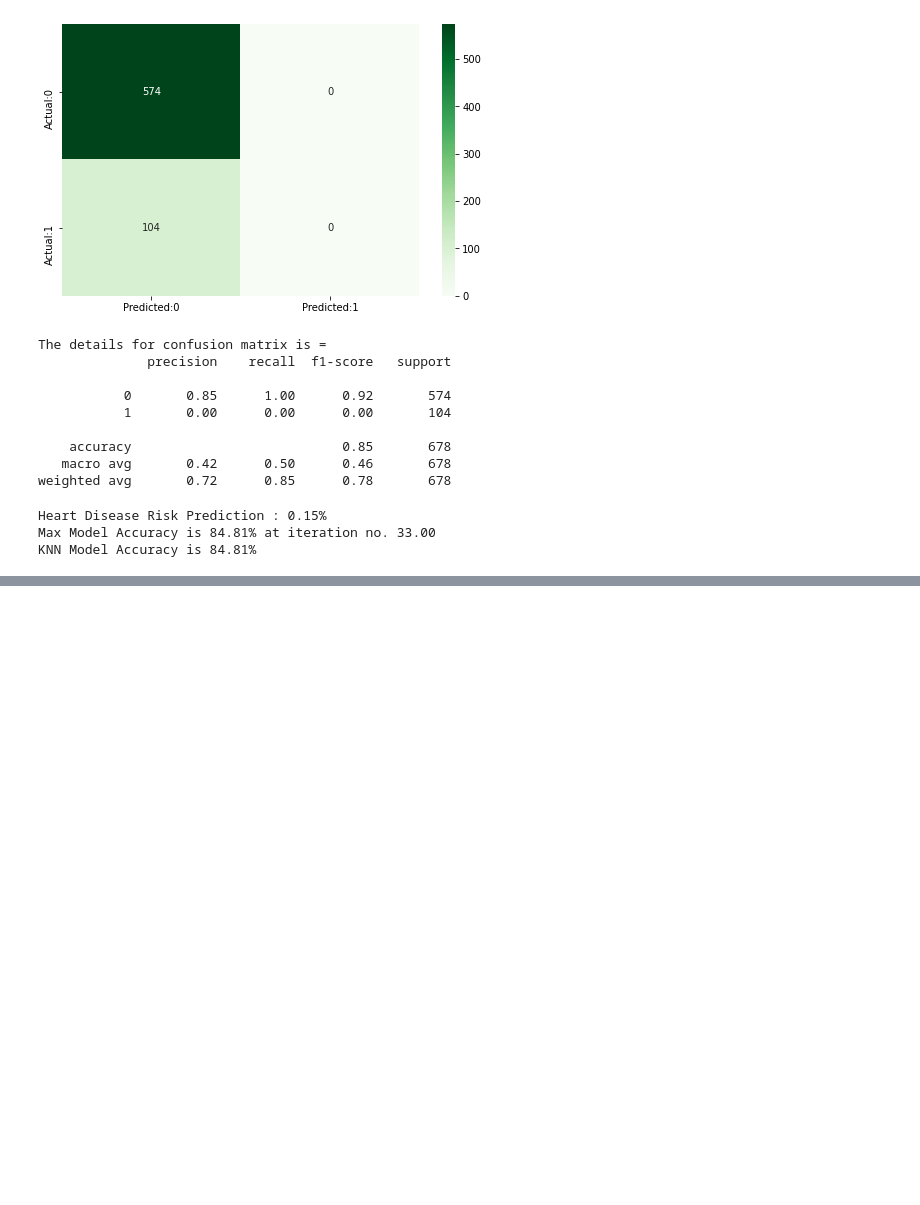
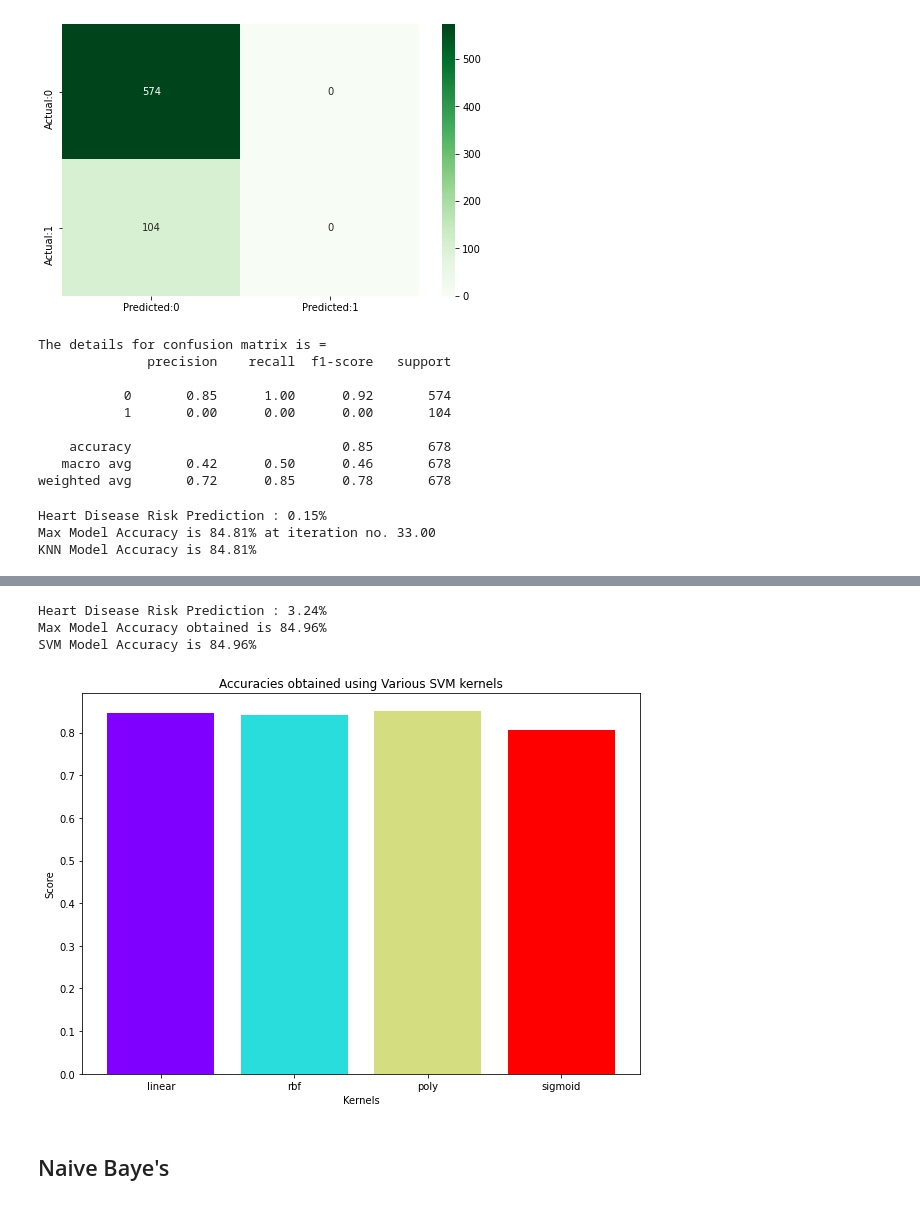
Before and after one commit to SajalSinha/CardioVascular-Risk-Prediction, a Jupyter notebook: CardiovascularRiskPrediction.ipynb, the cells around one changed output, grey strips where cells are left out. Drawn from its saved outputs; the diff is of its cells as text; code cells hidden in the pictures; blank space fills up the shorter version.

```diff
--- a/CardiovascularRiskPrediction.ipynb
+++ b/CardiovascularRiskPrediction.ipynb
@@ -425,0 +454,20 @@ KNN Model Accuracy is 84.81%
+# %%
+colors = rainbow(np.linspace(0, 1, len(kernels)))
+plt.figure(figsize=(10,7))
+plt.bar(kernels,svc_scores,color=colors)
+plt.xlabel("Kernels")
+plt.ylabel("Score")
+plt.title("Accuracies obtained using Various SVM kernels")
+acc=max(svc_scores)*100
+max_index = np.argmax(svc_scores)
+accuracies['SVM']=acc
+print("Heart Disease Risk Prediction : {:.2f}%".format(chances[max_index]))
+print("Max Model Accuracy obtained is {:.2f}% ".format(acc))
+print("SVM Model Accuracy is {:.2f}% ".format(acc))
+# %% [output]
+Heart Disease Risk Prediction : 3.24%
+Max Model Accuracy obtained is 84.96%
+SVM Model Accuracy is 84.96%
+[figure, added]
+# %% [markdown]
+## Naive Baye's
```
Also changed, not shown: parts of 16 cells of this notebook.
